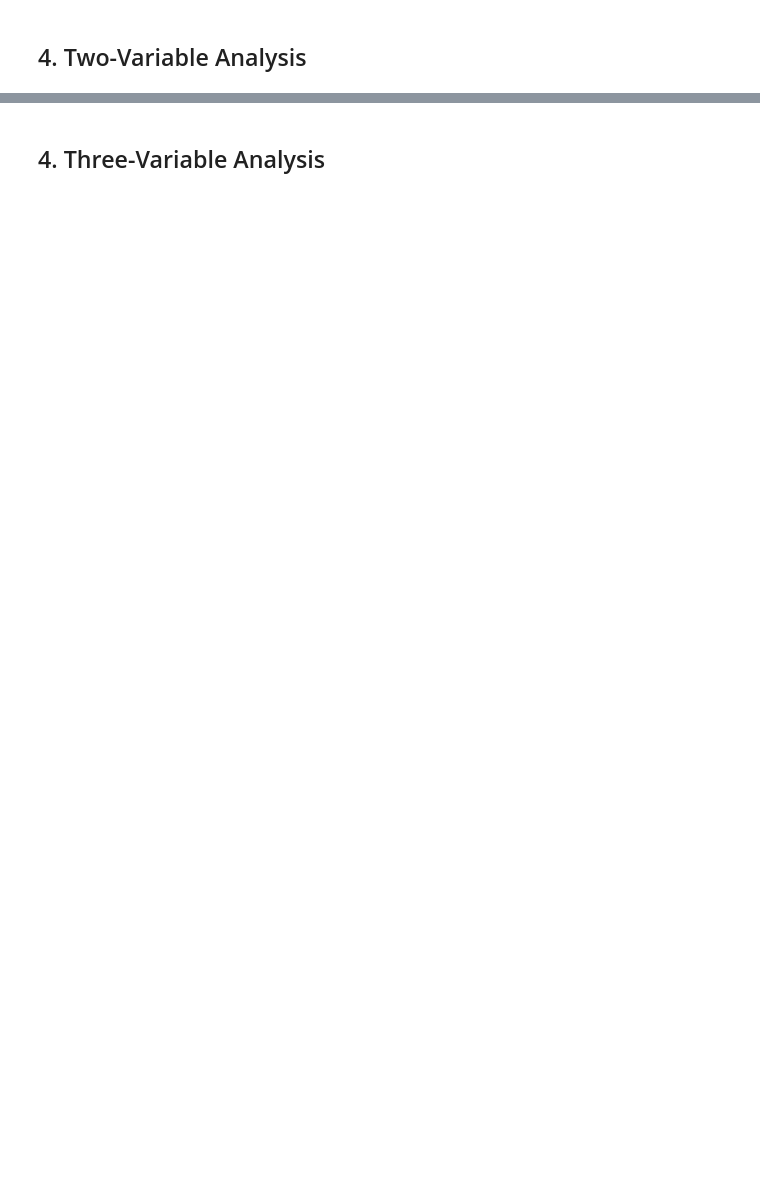
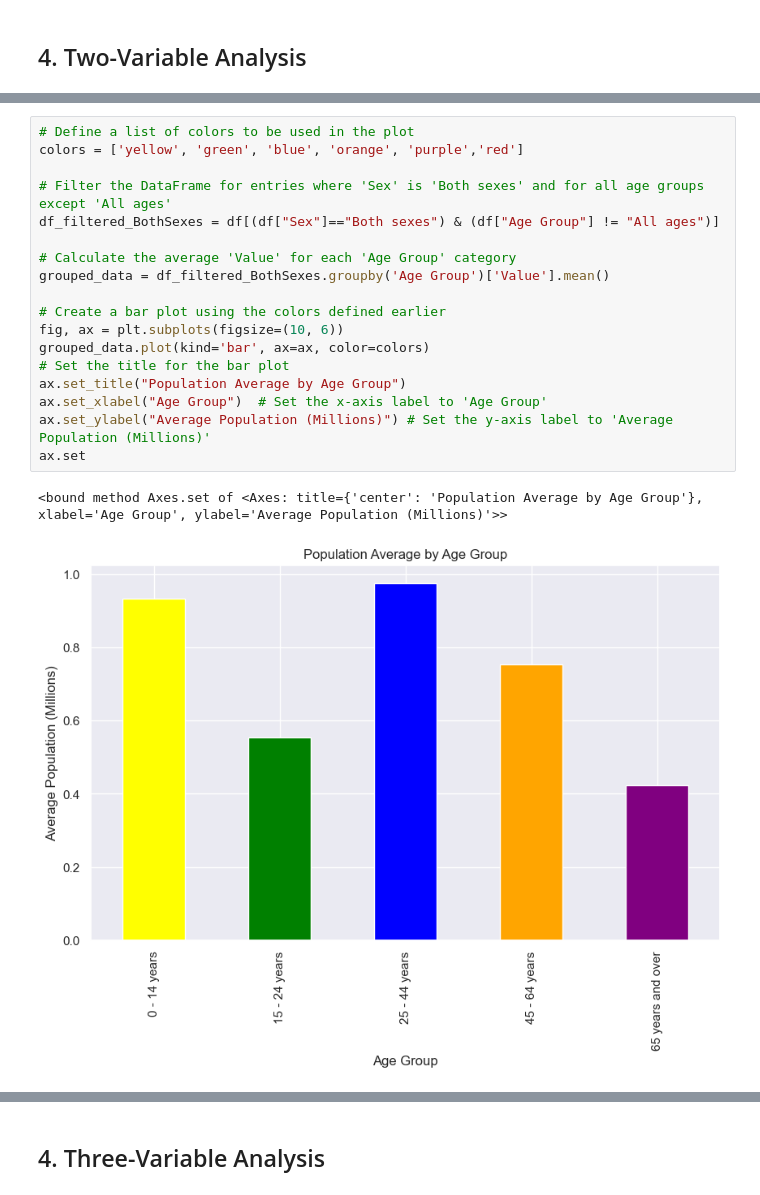
Before and after one commit to TunahanINCE/Population-in-Ireland, a Jupyter notebook: CA-1.ipynb, the cells around one changed output, grey strips where cells are left out. Saved outputs shown, nothing was run; the diff lists cells and outputs as text; blank space fills up the shorter version.

```diff
--- a/CA-1.ipynb
+++ b/CA-1.ipynb
@@ -533,0 +394,21 @@ plt.show()  # Display the plot
+# %%
+# Define a list of colors to be used in the plot
+colors = ['yellow', 'green', 'blue', 'orange', 'purple','red']
+
+# Filter the DataFrame for entries where 'Sex' is 'Both sexes' and for all age groups except 'All ages'
+df_filtered_BothSexes = df[(df["Sex"]=="Both sexes") & (df["Age Group"] != "All ages")]
+
+# Calculate the average 'Value' for each 'Age Group' category
+grouped_data = df_filtered_BothSexes.groupby('Age Group')['Value'].mean()
+
+# Create a bar plot using the colors defined earlier
+fig, ax = plt.subplots(figsize=(10, 6))
+grouped_data.plot(kind='bar', ax=ax, color=colors)
+# Set the title for the bar plot
+ax.set_title("Population Average by Age Group")
+ax.set_xlabel("Age Group")  # Set the x-axis label to 'Age Group'
+ax.set_ylabel("Average Population (Millions)") # Set the y-axis label to 'Average Population (Millions)'
+ax.set
+# %% [output]
+<bound method Axes.set of <Axes: title={'center': 'Population Average by Age Group'}, xlabel='Age Group', ylabel='Average Population (Millions)'>>
+[figure, added]
```
Also changed, not shown: parts of 66 cells of this notebook.
